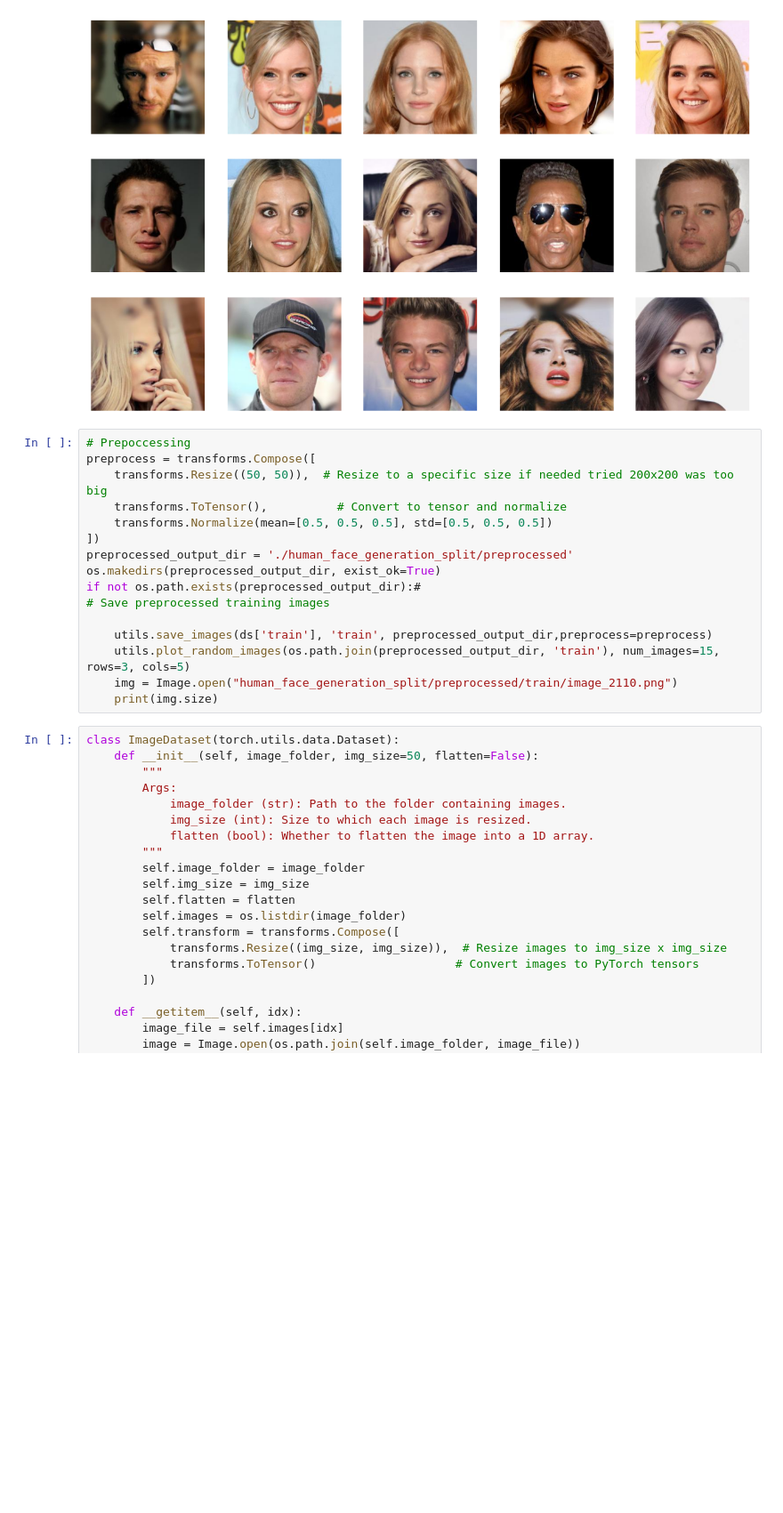
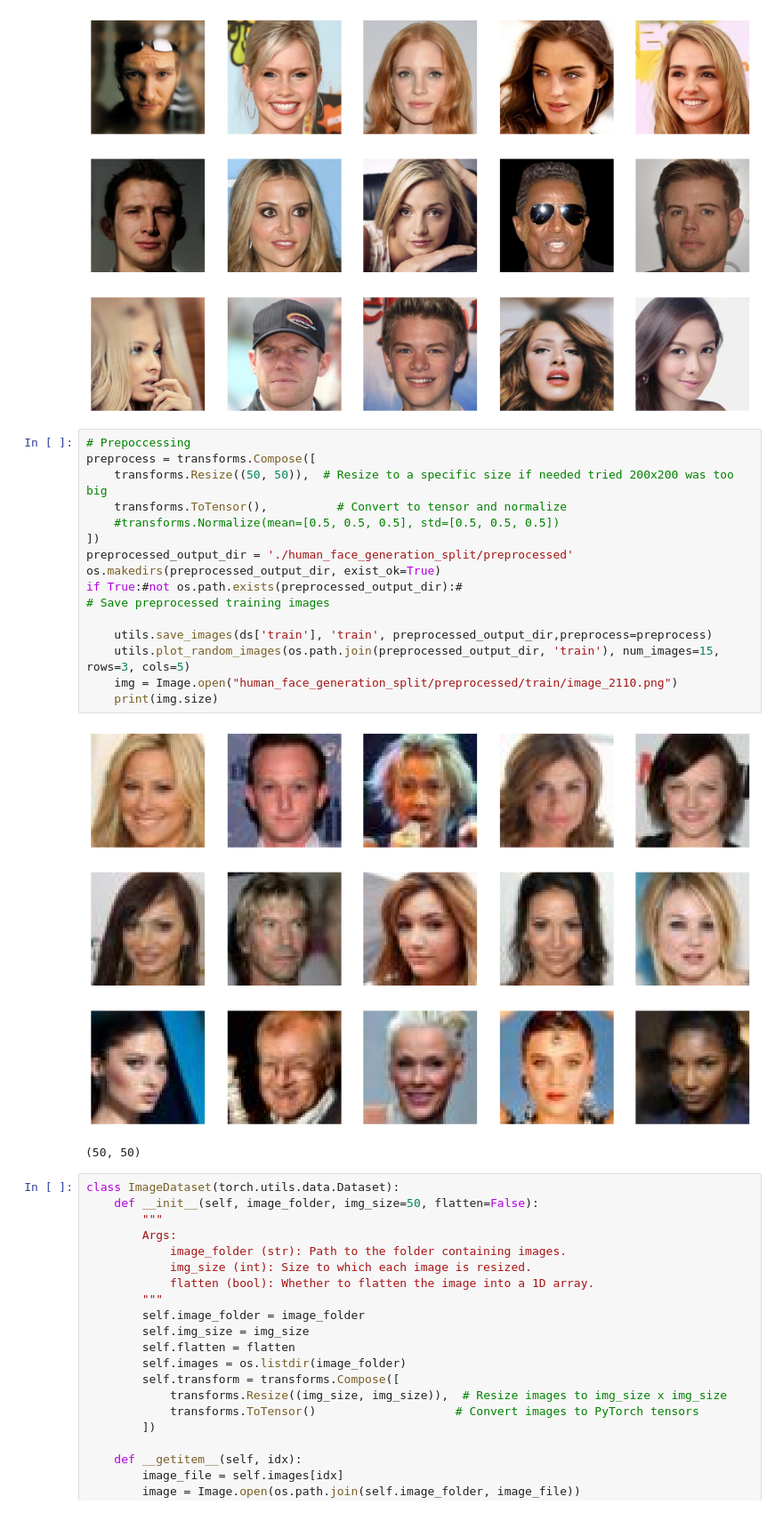
Before and after one commit to OmarFaig/VAE_vs_GAN, a Jupyter notebook: main.ipynb, the cells around one changed output. Shown at 89% size. Cells and saved outputs as stored; diff of their text form; blank space fills up the shorter version.

Commit message:
no normalize

```diff
--- a/main.ipynb
+++ b/main.ipynb
@@ -59,19 +59,22 @@ utils.plot_random_images(dataset_path='human_face_generation_split/raw/train', n
 # %%
 # Prepoccessing
 preprocess = transforms.Compose([
     transforms.Resize((50, 50)),  # Resize to a specific size if needed tried 200x200 was too big
     transforms.ToTensor(),          # Convert to tensor and normalize
-    transforms.Normalize(mean=[0.5, 0.5, 0.5], std=[0.5, 0.5, 0.5])
+    #transforms.Normalize(mean=[0.5, 0.5, 0.5], std=[0.5, 0.5, 0.5])
 ])
 preprocessed_output_dir = './human_face_generation_split/preprocessed'
 os.makedirs(preprocessed_output_dir, exist_ok=True)
-if not os.path.exists(preprocessed_output_dir):#
+if True:#not os.path.exists(preprocessed_output_dir):#
 # Save preprocessed training images
 
     utils.save_images(ds['train'], 'train', preprocessed_output_dir,preprocess=preprocess)
     utils.plot_random_images(os.path.join(preprocessed_output_dir, 'train'), num_images=15, rows=3, cols=5)
     img = Image.open("human_face_generation_split/preprocessed/train/image_2110.png")
     print(img.size)
+# %% [output]
+[figure, added]
+(50, 50)
 # %%
 class ImageDataset(torch.utils.data.Dataset):
     def __init__(self, image_folder, img_size=50, flatten=False):
```
Also changed, not shown: parts of 7 cells of this notebook.
